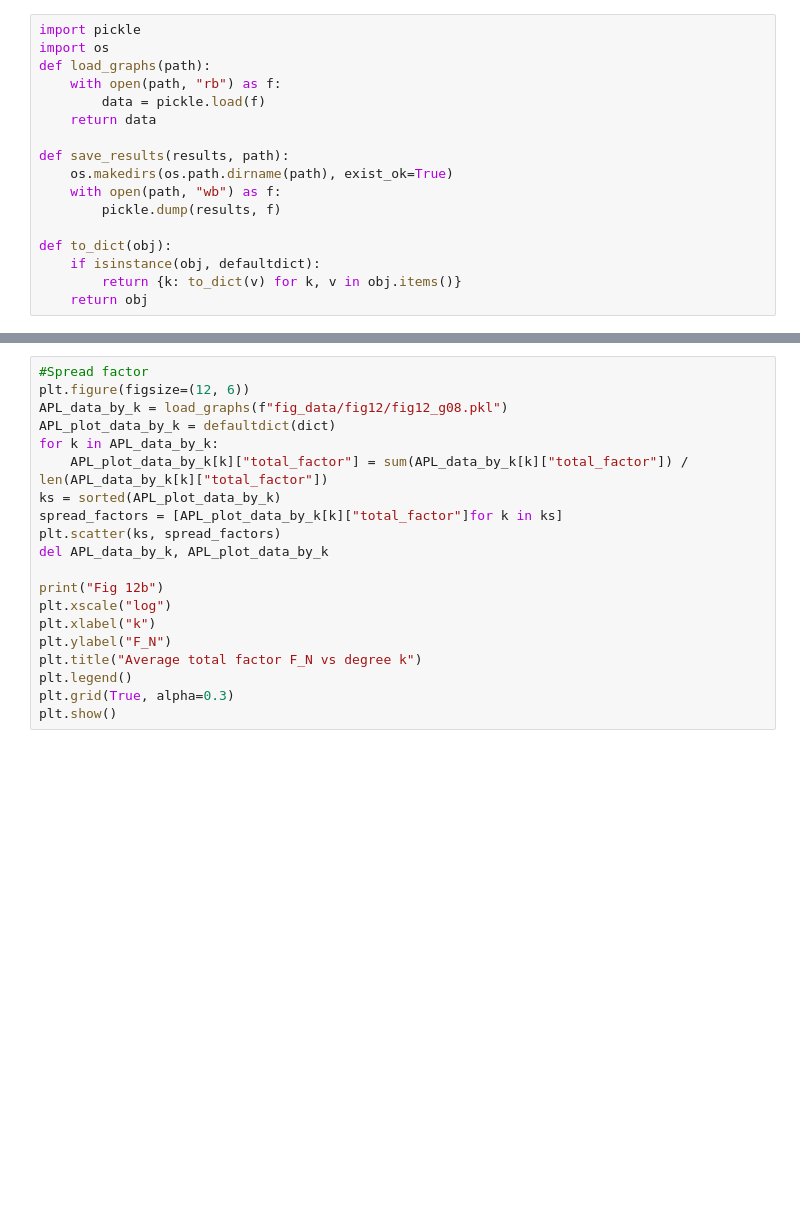
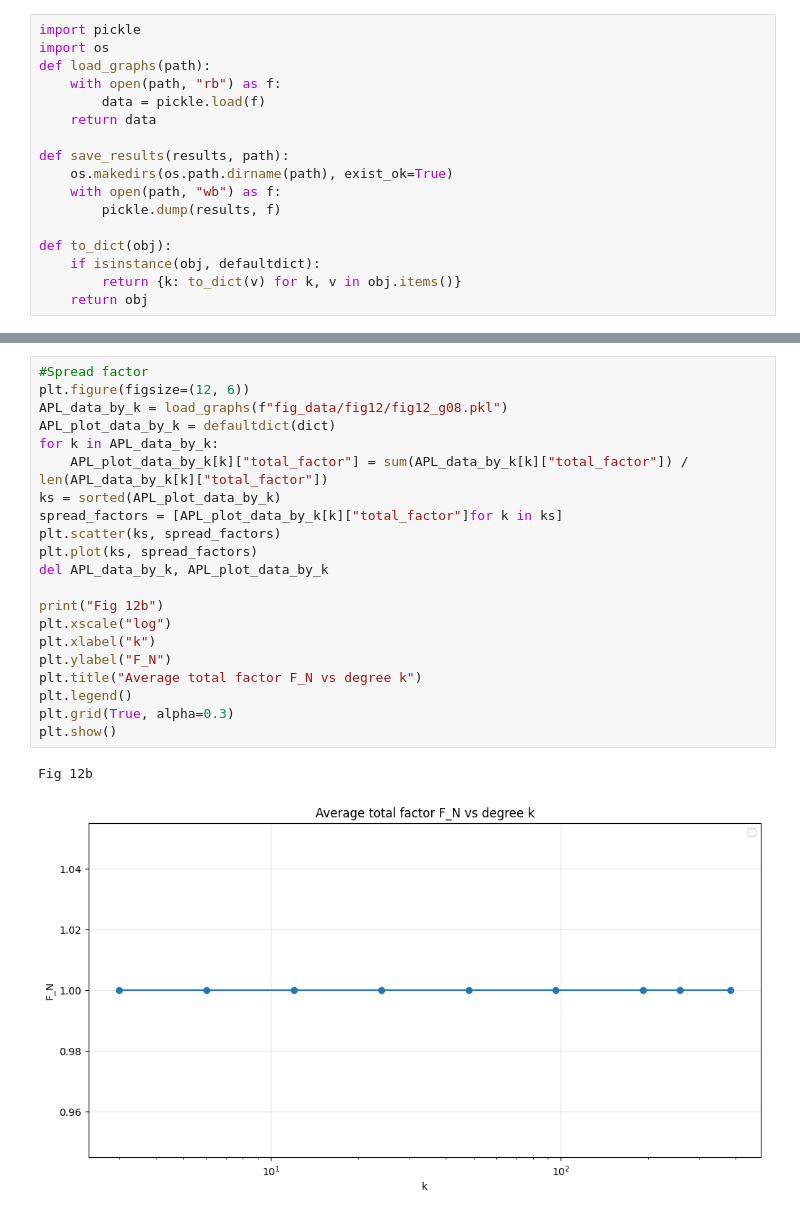
Before and after one commit to DoDoanHoangDu/GossipSpreadSimulation, a Jupyter notebook: simulation_fig12.ipynb, the cells around one changed output, grey strips where cells are left out. Drawn from its saved outputs; the diff is of its cells as text; blank space fills up the shorter version.

```diff
--- a/simulation_fig12.ipynb
+++ b/simulation_fig12.ipynb
@@ -141,20 +147,24 @@ plt.show()
 # %%
 #Spread factor
 plt.figure(figsize=(12, 6))
 APL_data_by_k = load_graphs(f"fig_data/fig12/fig12_g08.pkl")
 APL_plot_data_by_k = defaultdict(dict)
 for k in APL_data_by_k:
     APL_plot_data_by_k[k]["total_factor"] = sum(APL_data_by_k[k]["total_factor"]) / len(APL_data_by_k[k]["total_factor"])
 ks = sorted(APL_plot_data_by_k)
 spread_factors = [APL_plot_data_by_k[k]["total_factor"]for k in ks]
 plt.scatter(ks, spread_factors)
+plt.plot(ks, spread_factors)
 del APL_data_by_k, APL_plot_data_by_k
 
 print("Fig 12b")
 plt.xscale("log")
 plt.xlabel("k")
 plt.ylabel("F_N")
 plt.title("Average total factor F_N vs degree k")
 plt.legend()
 plt.grid(True, alpha=0.3)
 plt.show()
+# %% [output]
+Fig 12b
+[figure, added]
```
Also changed, not shown: parts of 2 cells of this notebook.
